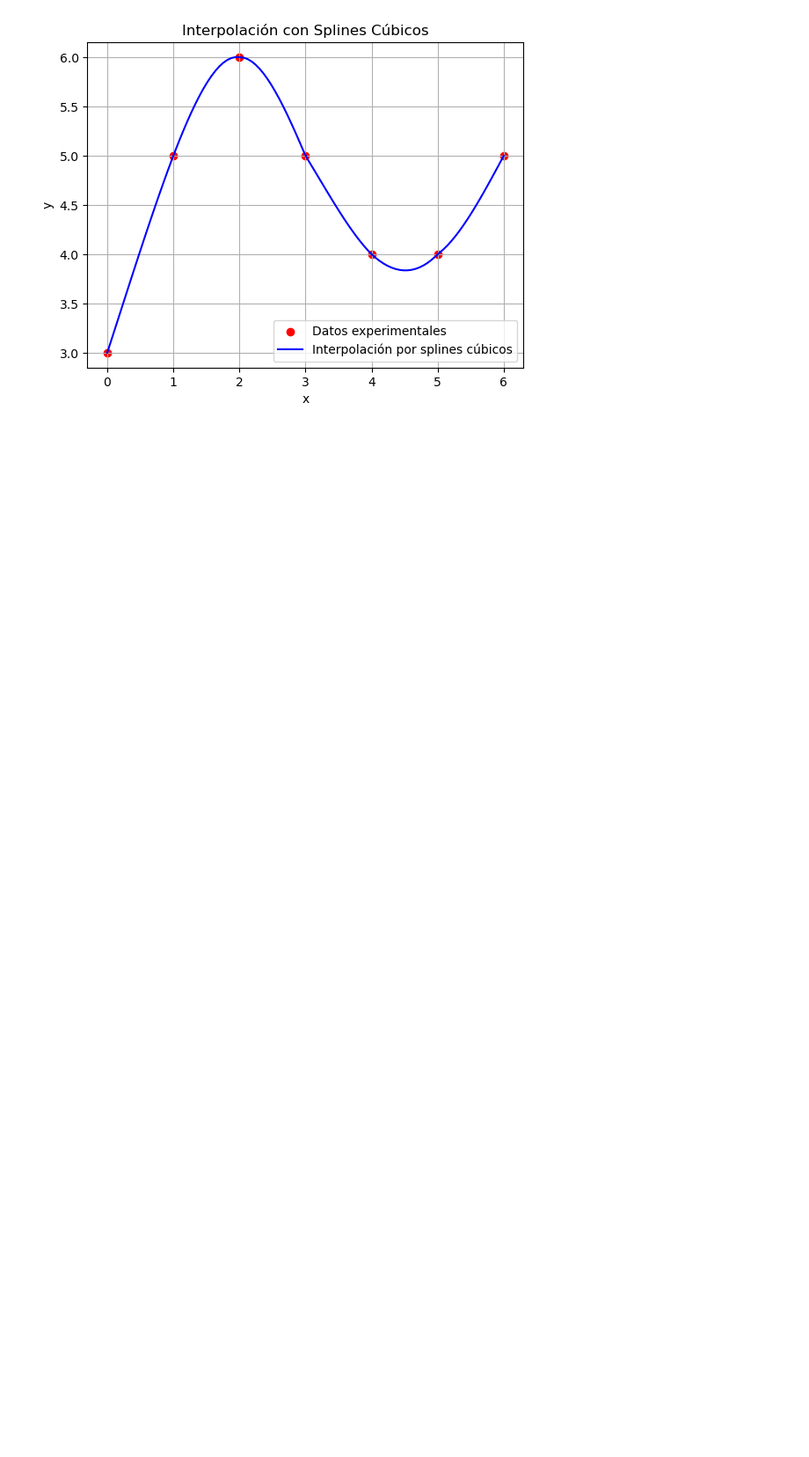
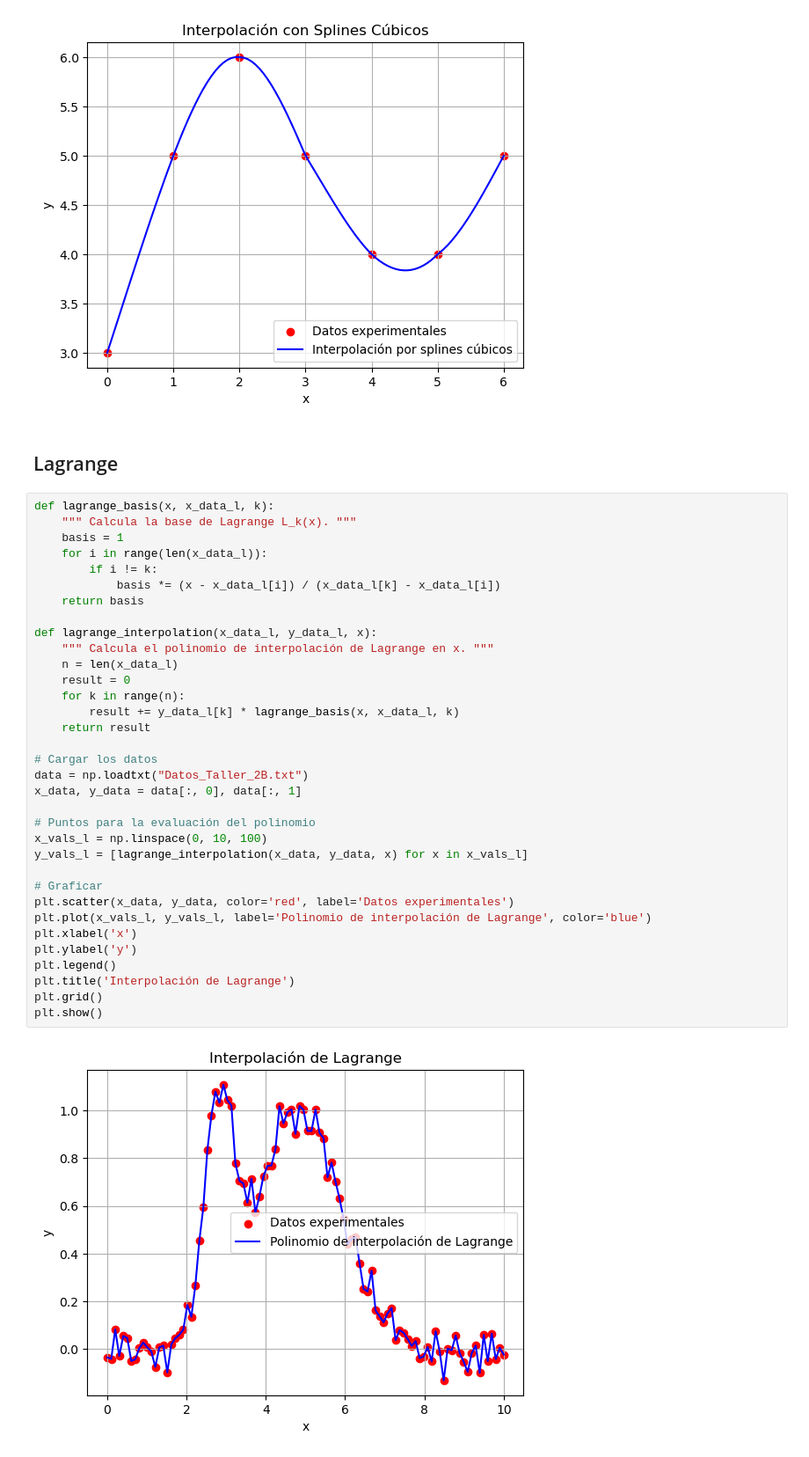
Before and after one commit to Jacobo24/Talleres_sim_num, a Jupyter notebook: Taller 2/Taller_2-Interpolación.ipynb, the cells around one changed output. Shown: that part at 88% size. Drawn from its saved outputs; the diff is of its cells as text; blank space fills up the shorter version.

Commit message:
inicio taller 2

```diff
--- a/Taller 2/Taller_2-Interpolación.ipynb
+++ b/Taller 2/Taller_2-Interpolación.ipynb
@@ -183,3 +183,41 @@ plt.grid()
 plt.show()
 # %% [output]
 [figure]
+# %% [markdown]
+## Lagrange
+# %%
+def lagrange_basis(x, x_data_l, k):
+    """ Calcula la base de Lagrange L_k(x). """
+    basis = 1
+    for i in range(len(x_data_l)):
+        if i != k:
+            basis *= (x - x_data_l[i]) / (x_data_l[k] - x_data_l[i])
+    return basis
+
+def lagrange_interpolation(x_data_l, y_data_l, x):
+    """ Calcula el polinomio de interpolación de Lagrange en x. """
+    n = len(x_data_l)
+    result = 0
+    for k in range(n):
+        result += y_data_l[k] * lagrange_basis(x, x_data_l, k)
+    return result
+
+# Cargar los datos
+data = np.loadtxt("Datos_Taller_2B.txt")
+x_data, y_data = data[:, 0], data[:, 1]
+
+# Puntos para la evaluación del polinomio
+x_vals_l = np.linspace(0, 10, 100)
+y_vals_l = [lagrange_interpolation(x_data, y_data, x) for x in x_vals_l]
+
+# Graficar
+plt.scatter(x_data, y_data, color='red', label='Datos experimentales')
+plt.plot(x_vals_l, y_vals_l, label='Polinomio de interpolación de Lagrange', color='blue')
+plt.xlabel('x')
+plt.ylabel('y')
+plt.legend()
+plt.title('Interpolación de Lagrange')
+plt.grid()
+plt.show()
+# %% [output]
+[figure, added]
```
Also changed, not shown: parts of 1 cell of this notebook, 1 other file.
